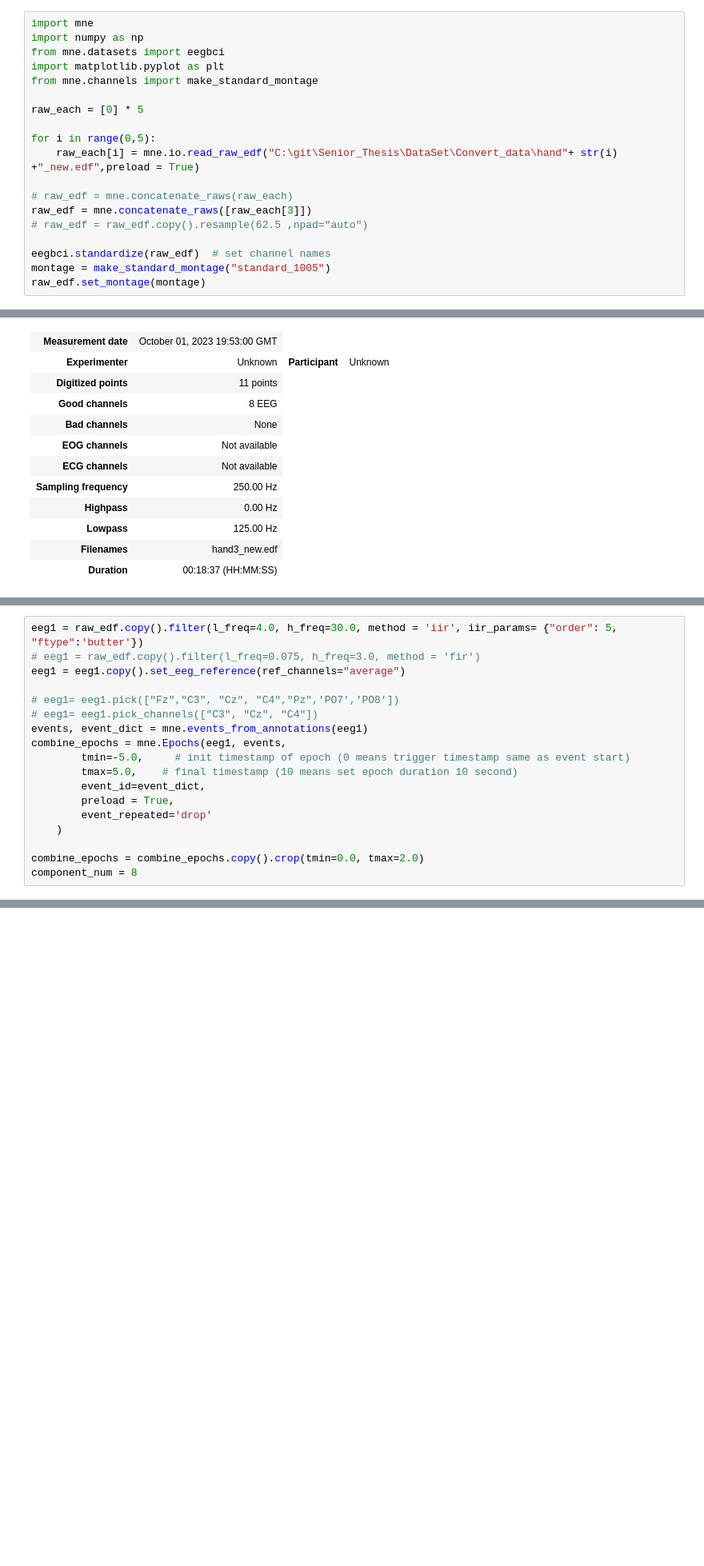
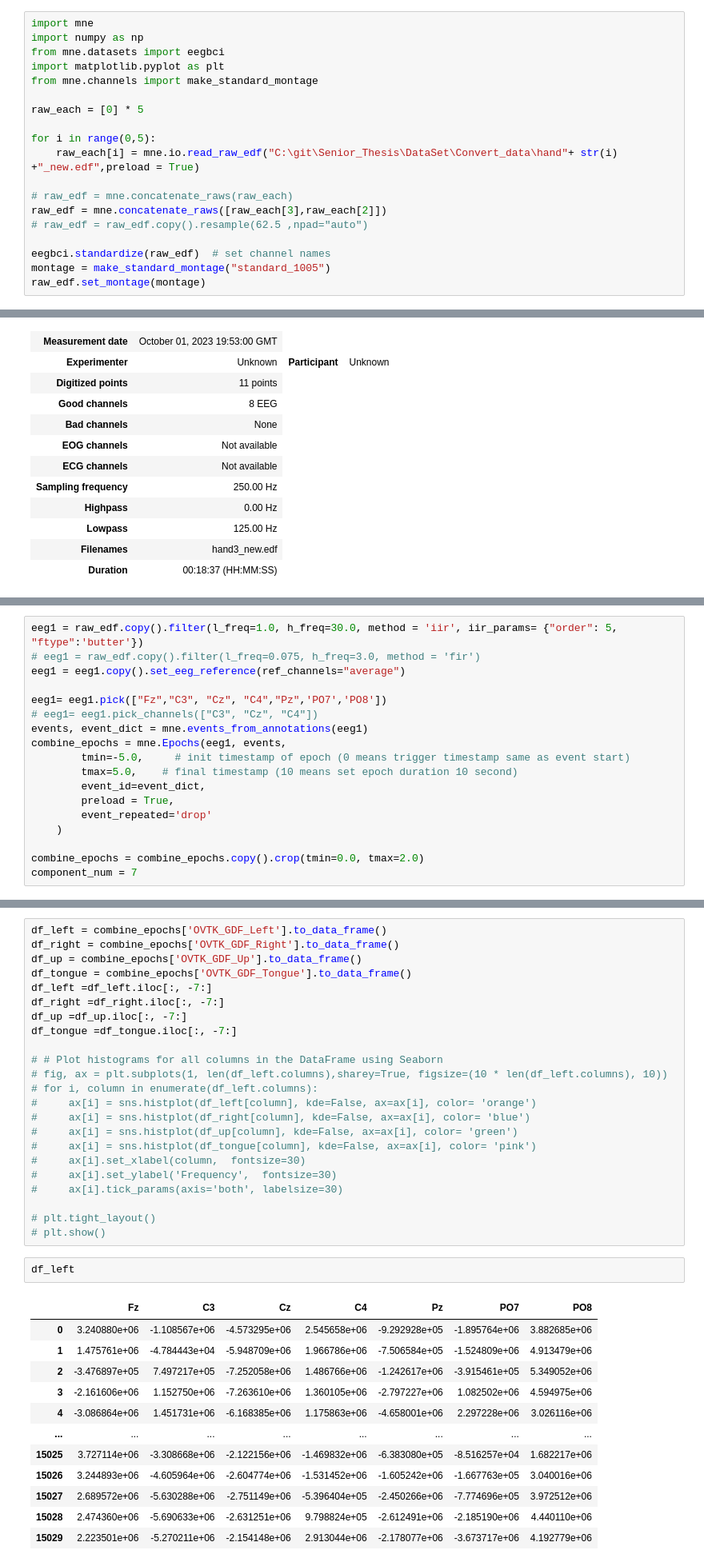
Before and after one commit to pipogood/Senior_Thesis, a Jupyter notebook: CWT_Unicorn.ipynb, the cells around one changed output, grey strips where cells are left out. Shown at 80% size. Drawn from its saved outputs; the diff is of its cells as text; blank space fills up the shorter version.

```diff
--- a/CWT_Unicorn.ipynb
+++ b/CWT_Unicorn.ipynb
@@ -13,7 +13,7 @@ for i in range(0,5):
     raw_each[i] = mne.io.read_raw_edf("C:\git\Senior_Thesis\DataSet\Convert_data\hand"+ str(i) +"_new.edf",preload = True)
 
 # raw_edf = mne.concatenate_raws(raw_each)
-raw_edf = mne.concatenate_raws([raw_each[3]])
+raw_edf = mne.concatenate_raws([raw_each[3],raw_each[2]])
 # raw_edf = raw_edf.copy().resample(62.5 ,npad="auto")
 
 eegbci.standardize(raw_edf)  # set channel names
@@ -70,9 +71,9 @@ import pickle
 # %%
-eeg1 = raw_edf.copy().filter(l_freq=4.0, h_freq=30.0, method = 'iir', iir_params= {"order": 5, "ftype":'butter'})
+eeg1 = raw_edf.copy().filter(l_freq=1.0, h_freq=30.0, method = 'iir', iir_params= {"order": 5, "ftype":'butter'})
 # eeg1 = raw_edf.copy().filter(l_freq=0.075, h_freq=3.0, method = 'fir')
 eeg1 = eeg1.copy().set_eeg_reference(ref_channels="average")
 
-# eeg1= eeg1.pick(["Fz","C3", "Cz", "C4","Pz",'PO7','PO8'])
+eeg1= eeg1.pick(["Fz","C3", "Cz", "C4","Pz",'PO7','PO8'])
 # eeg1= eeg1.pick_channels(["C3", "Cz", "C4"])
 events, event_dict = mne.events_from_annotations(eeg1)
 combine_epochs = mne.Epochs(eeg1, events,
@@ -84,6 +85,6 @@ combine_epochs = mne.Epochs(eeg1, events,
     )
 
 combine_epochs = combine_epochs.copy().crop(tmin=0.0, tmax=2.0)
-component_num = 8
+component_num = 7
 # %% [output]
 Filtering raw data in 1 contiguous segment
@@ -103,3 +104,41 @@ Applying baseline correction (mode: mean)
 0 projection items activated
 Using data from preloaded Raw for 605 events and 2501 original time points ...
 2 bad epochs dropped
+# %%
+df_left = combine_epochs['OVTK_GDF_Left'].to_data_frame()
+df_right = combine_epochs['OVTK_GDF_Right'].to_data_frame()
+df_up = combine_epochs['OVTK_GDF_Up'].to_data_frame()
+df_tongue = combine_epochs['OVTK_GDF_Tongue'].to_data_frame()
+df_left =df_left.iloc[:, -7:]
+df_right =df_right.iloc[:, -7:]
+df_up =df_up.iloc[:, -7:]
+df_tongue =df_tongue.iloc[:, -7:]
+
+# # Plot histograms for all columns in the DataFrame using Seaborn
+# fig, ax = plt.subplots(1, len(df_left.columns),sharey=True, figsize=(10 * len(df_left.columns), 10))
+# for i, column in enumerate(df_left.columns):
+#     ax[i] = sns.histplot(df_left[column], kde=False, ax=ax[i], color= 'orange')
+#     ax[i] = sns.histplot(df_right[column], kde=False, ax=ax[i], color= 'blue')
+#     ax[i] = sns.histplot(df_up[column], kde=False, ax=ax[i], color= 'green')
+#     ax[i] = sns.histplot(df_tongue[column], kde=False, ax=ax[i], color= 'pink')
+#     ax[i].set_xlabel(column,  fontsize=30)
+#     ax[i].set_ylabel('Frequency',  fontsize=30)
+#     ax[i].tick_params(axis='both', labelsize=30)
+
+# plt.tight_layout()
+# plt.show()
+# %%
+df_left
+# %% [output]
+|  | Fz | C3 | Cz | C4 | Pz | PO7 | PO8 |
+| 0 | 3.240880e+06 | -1.108567e+06 | -4.573295e+06 | 2.545658e+06 | -9.292928e+05 | -1.895764e+06 | 3.882685e+06 |
+| 1 | 1.475761e+06 | -4.784443e+04 | -5.948709e+06 | 1.966786e+06 | -7.506584e+05 | -1.524809e+06 | 4.913479e+06 |
+| 2 | -3.476897e+05 | 7.497217e+05 | -7.252058e+06 | 1.486766e+06 | -1.242617e+06 | -3.915461e+05 | 5.349052e+06 |
+| 3 | -2.161606e+06 | 1.152750e+06 | -7.263610e+06 | 1.360105e+06 | -2.797227e+06 | 1.082502e+06 | 4.594975e+06 |
+| 4 | -3.086864e+06 | 1.451731e+06 | -6.168385e+06 | 1.175863e+06 | -4.658001e+06 | 2.297228e+06 | 3.026116e+06 |
+| ... | ... | ... | ... | ... | ... | ... | ... |
+| 15025 | 3.727114e+06 | -3.308668e+06 | -2.122156e+06 | -1.469832e+06 | -6.383080e+05 | -8.516257e+04 | 1.682217e+06 |
+| 15026 | 3.244893e+06 | -4.605964e+06 | -2.604774e+06 | -1.531452e+06 | -1.605242e+06 | -1.667763e+05 | 3.040016e+06 |
+| 15027 | 2.689572e+06 | -5.630288e+06 | -2.751149e+06 | -5.396404e+05 | -2.450266e+06 | -7.774696e+05 | 3.972512e+06 |
+| 15028 | 2.474360e+06 | -5.690633e+06 | -2.631251e+06 | 9.798824e+05 | -2.612491e+06 | -2.185190e+06 | 4.440110e+06 |
+| 15029 | 2.223501e+06 | -5.270211e+06 | -2.154148e+06 | 2.913044e+06 | -2.178077e+06 | -3.673717e+06 | 4.192779e+06 |
```
Also changed, not shown: parts of 15 cells of this notebook, 12 other files.
